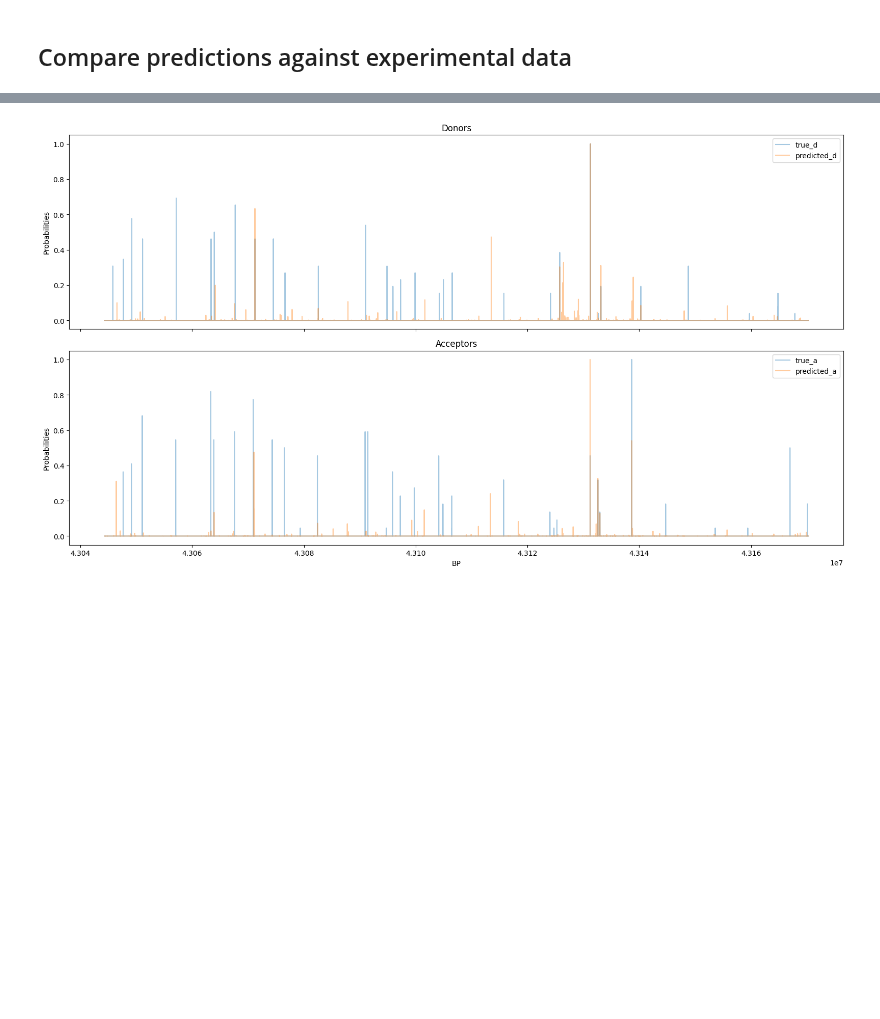
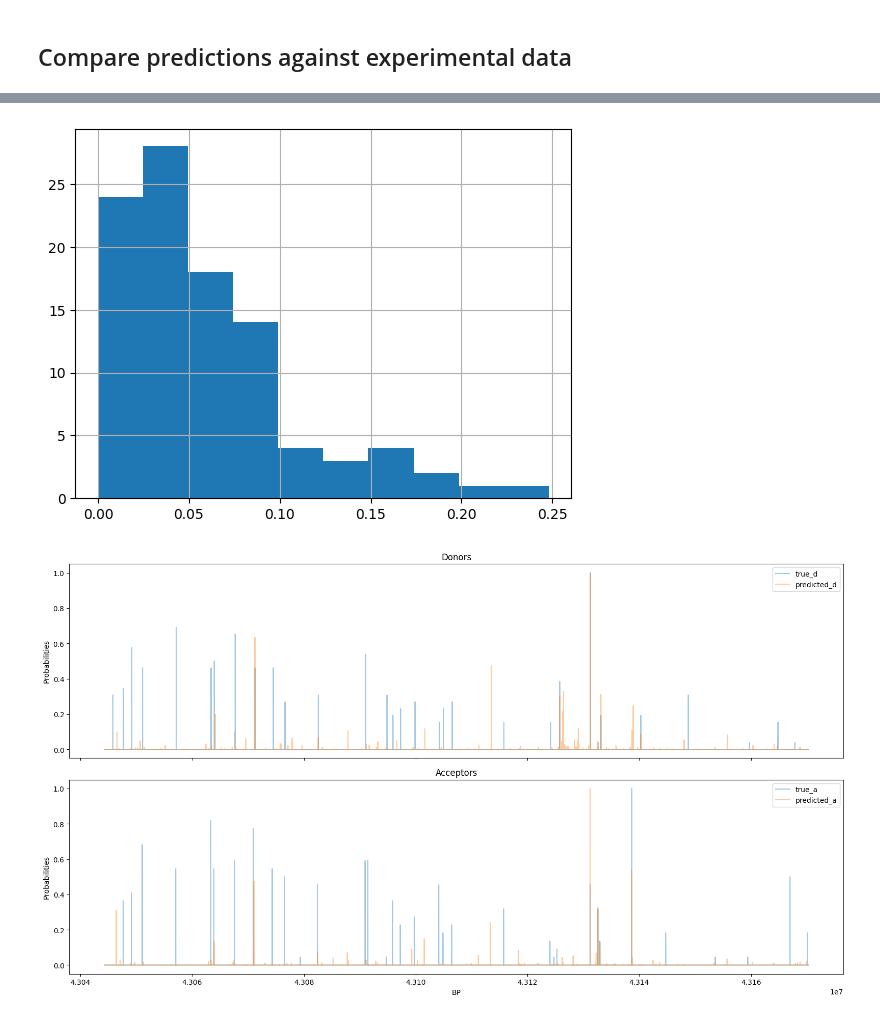
Before and after one commit to jannis-baum/hpi-hoai, a Jupyter notebook: evaluation.ipynb, the cells around one changed output, grey strips where cells are left out. Cells and saved outputs as stored; diff of their text form; code cells hidden in the pictures; blank space fills up the shorter version.

Commit message:
feat: evaluate entire cohort spliceai/pindel

```diff
--- a/evaluation.ipynb
+++ b/evaluation.ipynb
@@ -107,6 +108,12 @@ donor_probs
 ## Compare predictions against experimental data
 # %%
 def get_probabilities(case_id: str, variants: str = 'wgs_pindel'):
+    result_path = f'spliceai.{variants}.{case_id}.pkl'
+    try:
+        return pd.read_pickle(find_path(result_path))
+    except KeyError:
+        pass
+
     ann = Annotator(find_path(study_info.loc[case_id][variants]))
     brca1_seq, var_idx = ann.get_gene_seq(brca1, padding=lost_padding)
 
@@ -138,8 +145,26 @@ def get_probabilities(case_id: str, variants: str = 'wgs_pindel'):
     # NA predictions mean that the corresponding position was deleted by the variant, i.e. we set them to 0
     df['predicted_d'] = df['predicted_d'].fillna(0)
     df['predicted_a'] = df['predicted_a'].fillna(0)
-    return df.loc[brca1_range]
+
+    df = df.loc[brca1_range]
+    df.to_pickle(make_path('evaluation', result_path))
+    return df
 # %%
-df = get_probabilities(study_info.index[0])
-df
+results = pd.Series()
+correlations = pd.Series()
+
+for i, case_id in enumerate(study_info.index):
+    print(f'CASE {i:3d}/{len(study_info)}: {case_id}')
+    try:
+        df = get_probabilities(case_id)
+        results.loc[case_id] = df
+
+        all_true = list(df['true_d']) + list(df['true_a'])
+        all_predictions = list(df['predicted_d']) + list(df['true_d'])
+        corr = pearsonr(all_true, all_predictions)
+        correlations.loc[case_id] = corr.statistic
+    except Exception as e:
+        print('  ERROR')
+        print(e)
+        print(f'  Skipping case {case_id}')
 # %% [output]
@@ -166,3 +188,8 @@ WARNING:tensorflow:5 out of the last 5 calls to <function Model.make_predict_fun
+# %%
+correlations.hist()
+plt.show()
+# %% [output]
+[figure, added]
 # %%
 fig, (ax1, ax2) = plt.subplots(2, 1, sharex=True, figsize=(16, 9))
 
```
Also changed, not shown: parts of 4 cells of this notebook.
